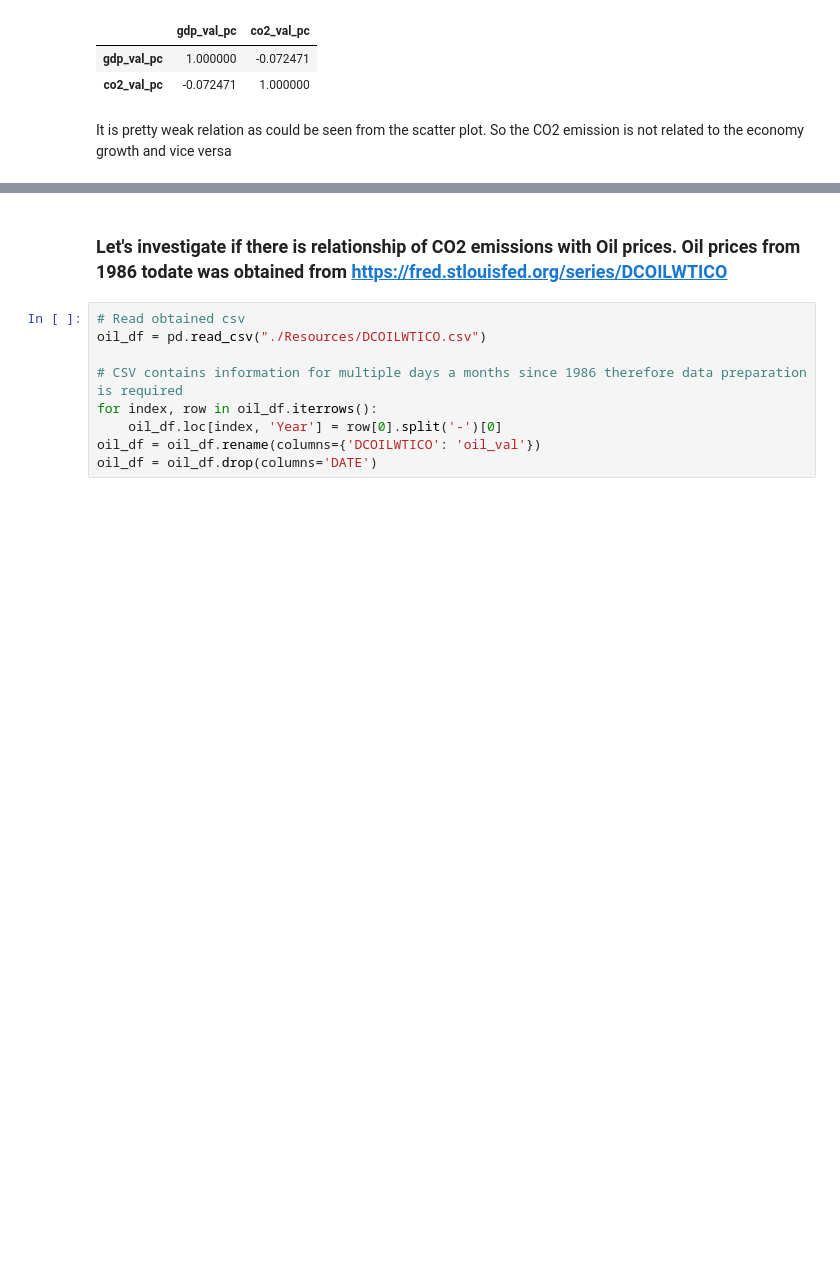
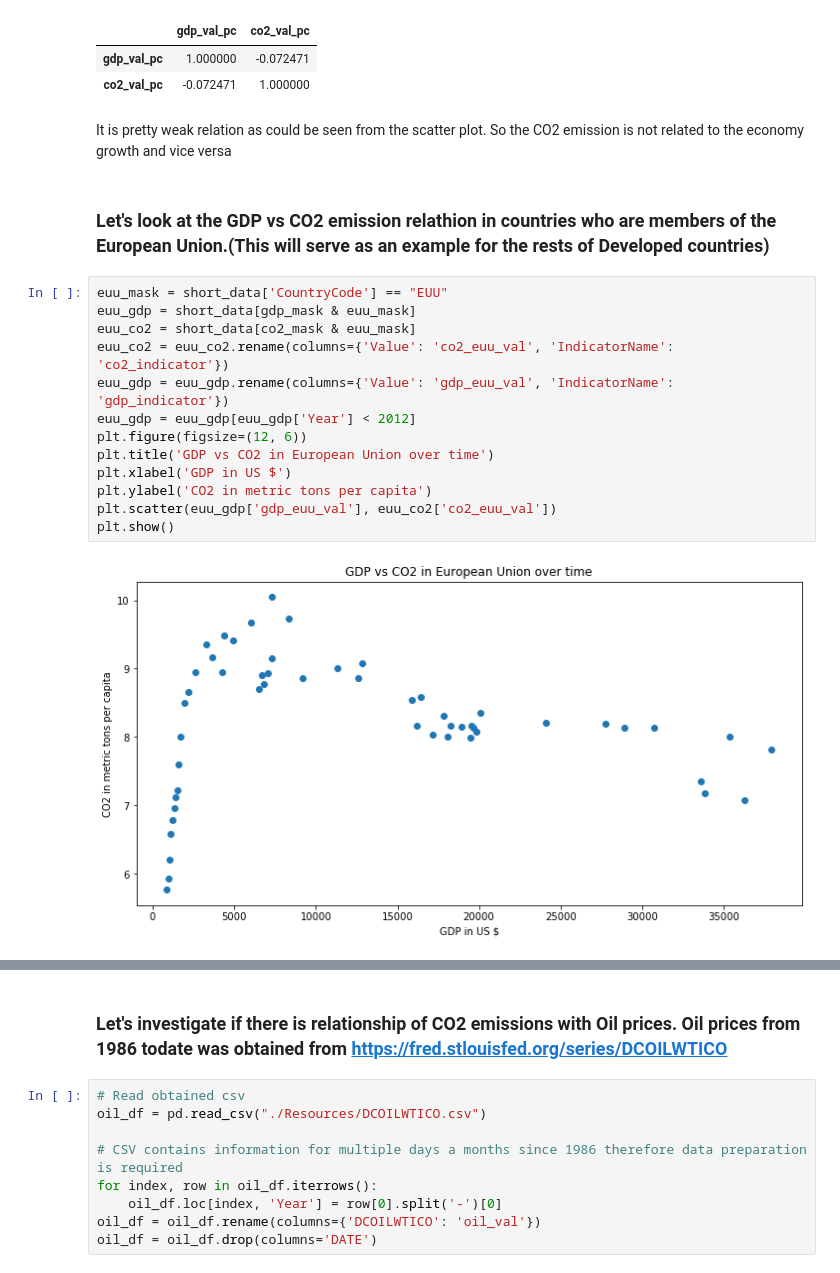
Before and after one commit to robertcox324/5horsemenoftheapocalypse, a Jupyter notebook: WDI_Analysis.ipynb, the cells around one changed output, grey strips where cells are left out. Cells and saved outputs as stored; diff of their text form; blank space fills up the shorter version.

```diff
--- a/WDI_Analysis.ipynb
+++ b/WDI_Analysis.ipynb
@@ -510,3 +534,20 @@ gdp_vs_co2[['gdp_val_pc', 'co2_val_pc']].corr()
 | co2_val_pc | -0.072471 | 1.000000 |
 # %% [markdown]
 It is pretty weak relation as could be seen from the scatter plot. So the CO2 emission is not related to the economy growth and vice versa
+# %% [markdown]
+### Let's look at the GDP vs CO2 emission relathion in countries who are members of the European Union.(This will serve as an example for the rests of Developed countries)
+# %%
+euu_mask = short_data['CountryCode'] == "EUU"
+euu_gdp = short_data[gdp_mask & euu_mask]
+euu_co2 = short_data[co2_mask & euu_mask]
+euu_co2 = euu_co2.rename(columns={'Value': 'co2_euu_val', 'IndicatorName': 'co2_indicator'})
+euu_gdp = euu_gdp.rename(columns={'Value': 'gdp_euu_val', 'IndicatorName': 'gdp_indicator'})
+euu_gdp = euu_gdp[euu_gdp['Year'] < 2012]
+plt.figure(figsize=(12, 6))
+plt.title('GDP vs CO2 in European Union over time')
+plt.xlabel('GDP in US $')
+plt.ylabel('CO2 in metric tons per capita')
+plt.scatter(euu_gdp['gdp_euu_val'], euu_co2['co2_euu_val'])
+plt.show()
+# %% [output]
+[figure, added]
```
Also changed, not shown: parts of 41 cells of this notebook.
